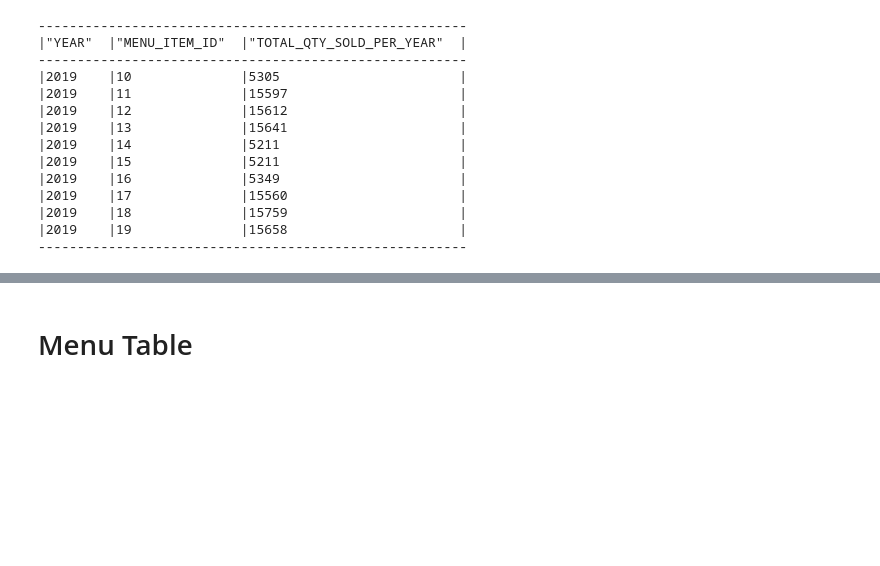
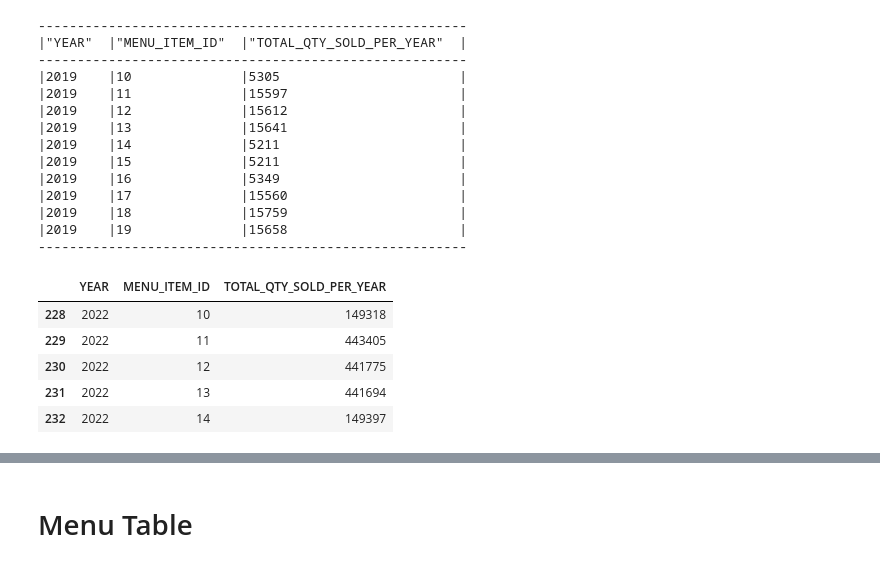
Before and after one commit to R-otato/Tasty_Insights, a Jupyter notebook: Product Sales Prediction.ipynb, the cells around one changed output, grey strips where cells are left out. Cells and saved outputs as stored; diff of their text form; code cells hidden in the pictures; blank space fills up the shorter version.

```diff
--- a/Product Sales Prediction.ipynb
+++ b/Product Sales Prediction.ipynb
@@ -216,3 +216,12 @@ total_qty_by_item.show()
 -------------------------------------------------------
 # %%
 order_df_grp_by = total_qty_by_item.to_pandas()
+# %%
+order_df_grp_by[order_df_grp_by["YEAR"]==2022].head()
+# %% [output]
+|  | YEAR | MENU_ITEM_ID | TOTAL_QTY_SOLD_PER_YEAR |
+| 228 | 2022 | 10 | 149318 |
+| 229 | 2022 | 11 | 443405 |
+| 230 | 2022 | 12 | 441775 |
+| 231 | 2022 | 13 | 441694 |
+| 232 | 2022 | 14 | 149397 |
```
Also changed, not shown: parts of 15 cells of this notebook, 3 other files.
